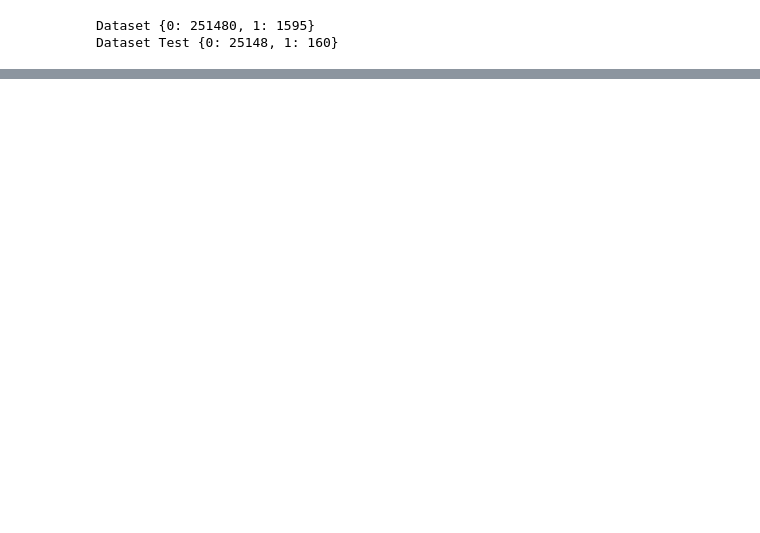
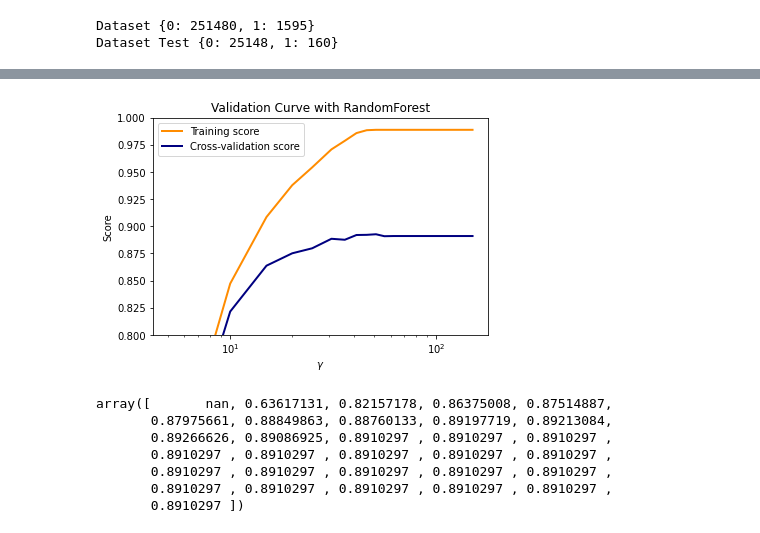
Before and after one commit to mahditoobaee/geopattern_collaboration, a Jupyter notebook: Analytic pipeline.ipynb, the cells around one changed output, grey strips where cells are left out. Drawn from its saved outputs; the diff is of its cells as text; code cells hidden in the pictures; blank space fills up the shorter version.

```diff
--- a/Analytic pipeline.ipynb
+++ b/Analytic pipeline.ipynb
@@ -446,17 +422,17 @@ plt.show()
 # %%
 # Validation curve - max_depth
 
-max_depth = [int(x) for x in np.linspace(0, 240, num = 25)]
+max_depth = [int(x) for x in np.linspace(0, 150, num = 30)]
 max_depth.append(None)
 
 param_range = max_depth
 
-skf = StratifiedKFold(n_splits = 5)
+skf = StratifiedKFold(n_splits = 3)
 
 train_scores, test_scores = validation_curve(rnd, X_train, y_train,
                            param_name = 'max_depth',
                            param_range = param_range,
-                           cv = skf, n_jobs = 6, verbose = 50, scoring = 'f1')
+                           cv = skf, n_jobs = -1, verbose = 45, scoring = 'f1')
 
 train_scores_mean = np.mean(train_scores, axis=1)
 train_scores_std = np.std(train_scores, axis=1)
@@ -482,5 +458,5 @@ plt.semilogx(param_range, test_scores_mean, label="Cross-validation score",
 plt.legend(loc="best")
 plt.show()
 
-
-# result : max_depth with maximum f1 score is 90
+test_scores_mean
+# %% [output]
@@ -486,0 +480,8 @@ plt.show()
+[figure, added]
+array([       nan, 0.63617131, 0.82157178, 0.86375008, 0.87514887,
+       0.87975661, 0.88849863, 0.88760133, 0.89197719, 0.89213084,
+       0.89266626, 0.89086925, 0.8910297 , 0.8910297 , 0.8910297 ,
+       0.8910297 , 0.8910297 , 0.8910297 , 0.8910297 , 0.8910297 ,
+       0.8910297 , 0.8910297 , 0.8910297 , 0.8910297 , 0.8910297 ,
+       0.8910297 , 0.8910297 , 0.8910297 , 0.8910297 , 0.8910297 ,
+       0.8910297 ])
```
Also changed, not shown: parts of 23 cells of this notebook.
